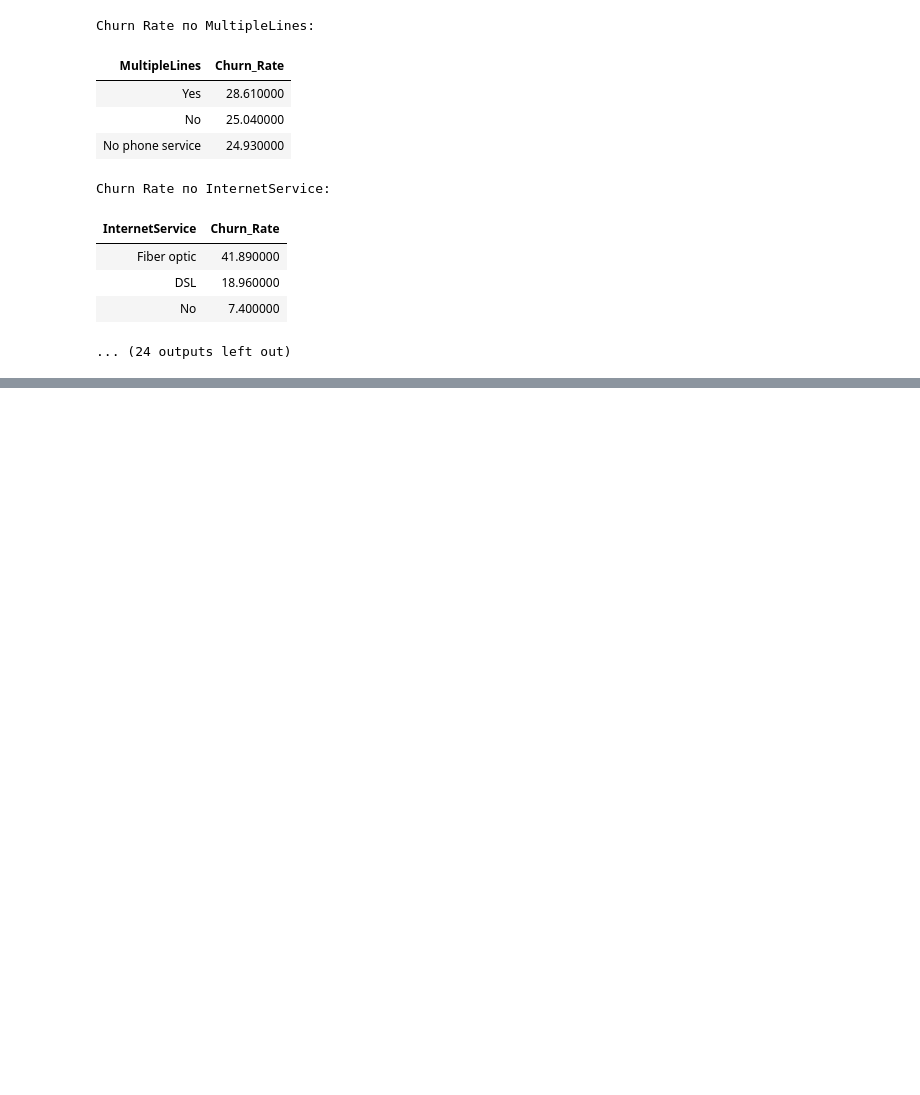
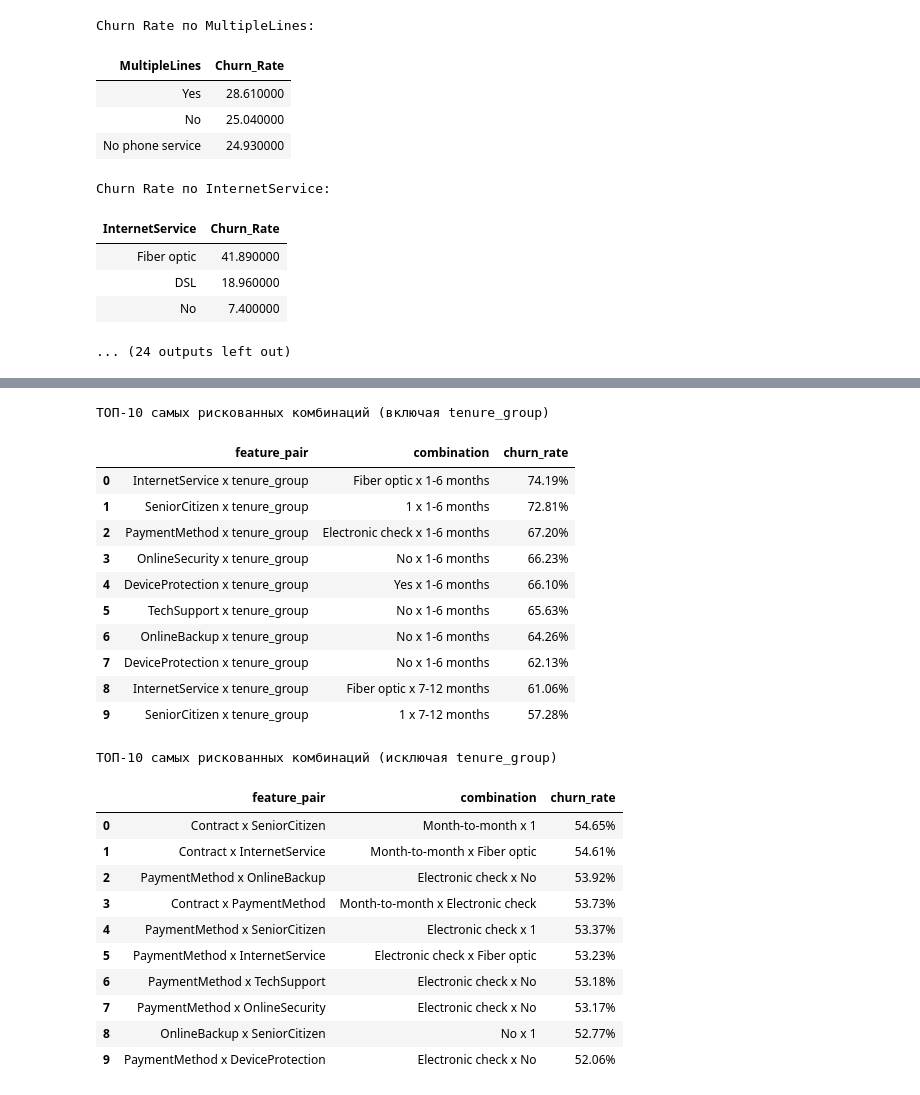
Before and after one commit to temakiselevv/telco-churn-project, a Jupyter notebook: notebooks/02_eda.ipynb, the cells around one changed output, grey strips where cells are left out. Saved outputs shown, nothing was run; the diff lists cells and outputs as text; code cells hidden in the pictures; blank space fills up the shorter version.

```diff
--- a/notebooks/02_eda.ipynb
+++ b/notebooks/02_eda.ipynb
@@ -423,2 +418,75 @@ display(top10_2[['feature_pair', 'combination', 'churn_rate']]
+# %%
+# Multivariate Analysis
+# Анализ комбинаций категориальных признаков
+
+combinations = list(itertools.combinations(cat_cols, 2))
+results_with_tenure = []
+results_no_tenure = []
+
+for col1, col2 in combinations:
+    rate = (df.groupby([col1, col2], observed=False)['Churn']
+        .mean()
+        .mul(100)
+        .round(2)
+        .reset_index(name='Churn_Rate'))
+
+    rate = rate.sort_values('Churn_Rate', ascending=False)
+
+
+    if col1 == 'tenure_group' or col2 == 'tenure_group':
+        for _, row in rate.iterrows():
+            results_with_tenure.append({
+                'col1' : col1,
+                'col2' : col2,
+                'feature_pair' : f"{col1} x {col2}",
+                'combination': f"{row[col1]} x {row[col2]}",
+                'churn_rate': row['Churn_Rate']
+            })
+
+    if col1 != 'tenure_group' and col2 != 'tenure_group':
+        for _, row in rate.iterrows():
+            results_no_tenure.append({
+                'col1' : col1,
+                'col2' : col2,
+                'feature_pair' : f"{col1} x {col2}",
+                'combination': f"{row[col1]} x {row[col2]}",
+                'churn_rate': row['Churn_Rate']
+            })
+
+
+top_combinations_with_tenure = pd.DataFrame(results_with_tenure)
+top10_with_tenure = top_combinations_with_tenure.sort_values('churn_rate', ascending=False).head(10).reset_index(drop=True)
+display(top10_with_tenure[['feature_pair', 'combination', 'churn_rate']].style.format({'churn_rate': '{:.2f}%'})
+        .set_caption("ТОП-10 самых рискованных комбинаций (включая tenure_group)"))
+
+top_combinations_no_tenure = pd.DataFrame(results_no_tenure)
+top10_no_tenure = top_combinations_no_tenure.sort_values('churn_rate', ascending=False).head(10).reset_index(drop=True)
+display(top10_no_tenure[['feature_pair', 'combination', 'churn_rate']].style.format({'churn_rate': '{:.2f}%'})
+        .set_caption("ТОП-10 самых рискованных комбинаций (исключая tenure_group)"))
+# %% [output]
+ТОП-10 самых рискованных комбинаций (включая tenure_group)
+|  | feature_pair | combination | churn_rate |
+| 0 | InternetService x tenure_group | Fiber optic x 1-6 months | 74.19% |
+| 1 | SeniorCitizen x tenure_group | 1 x 1-6 months | 72.81% |
+| 2 | PaymentMethod x tenure_group | Electronic check x 1-6 months | 67.20% |
+| 3 | OnlineSecurity x tenure_group | No x 1-6 months | 66.23% |
+| 4 | DeviceProtection x tenure_group | Yes x 1-6 months | 66.10% |
+| 5 | TechSupport x tenure_group | No x 1-6 months | 65.63% |
+| 6 | OnlineBackup x tenure_group | No x 1-6 months | 64.26% |
+| 7 | DeviceProtection x tenure_group | No x 1-6 months | 62.13% |
+| 8 | InternetService x tenure_group | Fiber optic x 7-12 months | 61.06% |
+| 9 | SeniorCitizen x tenure_group | 1 x 7-12 months | 57.28% |
+ТОП-10 самых рискованных комбинаций (исключая tenure_group)
+|  | feature_pair | combination | churn_rate |
+| 0 | Contract x SeniorCitizen | Month-to-month x 1 | 54.65% |
+| 1 | Contract x InternetService | Month-to-month x Fiber optic | 54.61% |
+| 2 | PaymentMethod x OnlineBackup | Electronic check x No | 53.92% |
+| 3 | Contract x PaymentMethod | Month-to-month x Electronic check | 53.73% |
+| 4 | PaymentMethod x SeniorCitizen | Electronic check x 1 | 53.37% |
+| 5 | PaymentMethod x InternetService | Electronic check x Fiber optic | 53.23% |
+| 6 | PaymentMethod x TechSupport | Electronic check x No | 53.18% |
+| 7 | PaymentMethod x OnlineSecurity | Electronic check x No | 53.17% |
+| 8 | OnlineBackup x SeniorCitizen | No x 1 | 52.77% |
+| 9 | PaymentMethod x DeviceProtection | Electronic check x No | 52.06% |
 # %% [markdown]
 ### **Key Insights & Business Recommendations**
```
Also changed, not shown: parts of 3 cells of this notebook.
